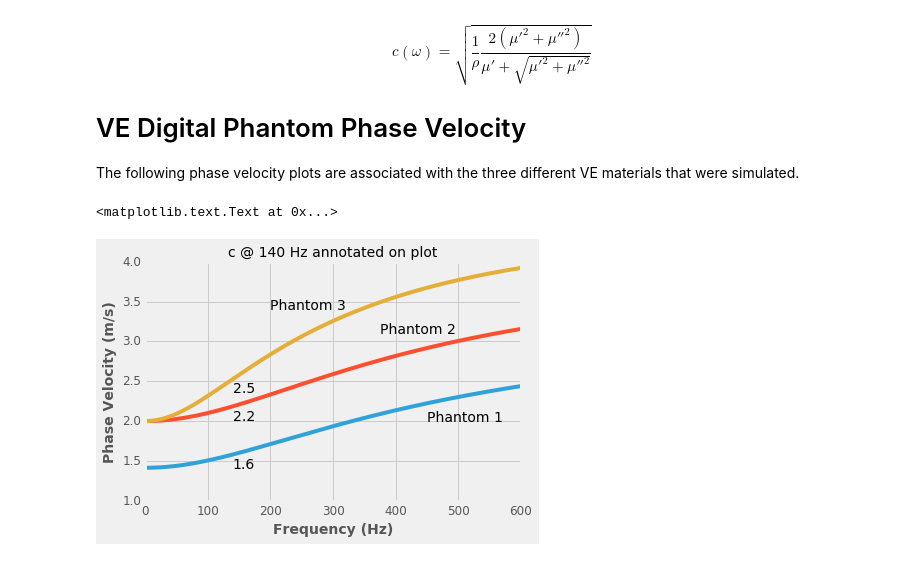
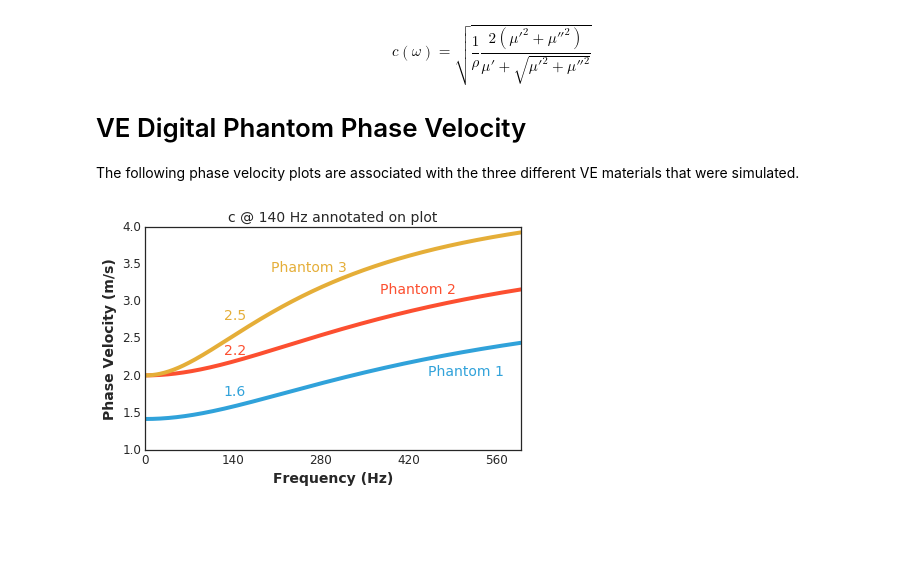
Before and after one commit to RSNA-QIBA-US-SWS/QIBA-DigitalPhantoms, a Jupyter notebook: results/Viscoelastic Phase Velocity Analysis.ipynb, the cells around one changed output. Drawn from its saved outputs; the diff is of its cells as text; code cells hidden in the pictures; blank space fills up the shorter version.

Commit message:
update plot annotation

```diff
--- a/results/Viscoelastic Phase Velocity Analysis.ipynb
+++ b/results/Viscoelastic Phase Velocity Analysis.ipynb
@@ -21,34 +21,34 @@ The following phase velocity plots are associated with the three different VE ma
 # %%
 %matplotlib inline
 import matplotlib.pyplot as plt
-plt.style.use('fivethirtyeight')
+plt.style.use('seaborn-white')
 plt.rcParams['font.family'] = 'serif'
 plt.rcParams['font.serif'] = 'Ubuntu'
 plt.rcParams['font.monospace'] = 'Ubuntu Mono'
 plt.rcParams['font.size'] = 14
 plt.rcParams['axes.labelsize'] = 14
 plt.rcParams['axes.labelweight'] = 'bold'
 plt.rcParams['axes.titlesize'] = 14
 plt.rcParams['xtick.labelsize'] = 12
 plt.rcParams['ytick.labelsize'] = 12
 plt.rcParams['legend.fontsize'] = 14
 plt.rcParams['figure.titlesize'] = 18
 
 import c_ve_3param
 
 f = range(0, 600)
 ve_params = [(10e3, 2e3, 6666.7, 'Phantom 1'), (15e3, 4e3, 5500, 'Phantom 2'), (20e3, 4e3, 4000, 'Phantom 3')] # G0, Ginf, beta
-for ve in ve_params:
+label_positions = [(450, 2.0, 'Phantom 1'), (375,3.1, 'Phantom 2'), (200, 3.4, 'Phantom 3')]
+c140_yoffset = [0.15, 0.1, 0.225]
+for n, ve in enumerate(ve_params):
     c = c_ve_3param.calc(f, ve[0], ve[1], ve[2])
-    plt.plot(f, c, label=ve[3])
+    h = plt.plot(f, c, label=ve[3])
+    plt.xticks(range(0, 600, 140), range(0, 600, 140))
     plt.xlabel('Frequency (Hz)')
     plt.ylabel('Phase Velocity (m/s)')
     plt.title('c @ 140 Hz annotated on plot')
-    c140 = c_omega.calc(140, ve[0], ve[1], ve[2])
-    plt.annotate("%.1f" % c140, xy=(140, c140), xycoords='data', xytext=(140, c140-0.175), textcoords='data')
-plt.text(450, 2.0, 'Phantom 1')
-plt.text(375, 3.1, 'Phantom 2')
-plt.text(200, 3.4, 'Phantom 3')
+    c140 = c_ve_3param.calc(140, ve[0], ve[1], ve[2])
+    plt.annotate("%.1f" % c140, xy=(140, c140), xycoords='data', xytext=(125, c140+c140_yoffset[n]), textcoords='data', color=h[0].get_color())
+    plt.text(label_positions[n][0], label_positions[n][1], label_positions[n][2], color=h[0].get_color())
 # %% [output]
-<matplotlib.text.Text at 0x...>
-[figure, old version]
+[figure, new version]
```
